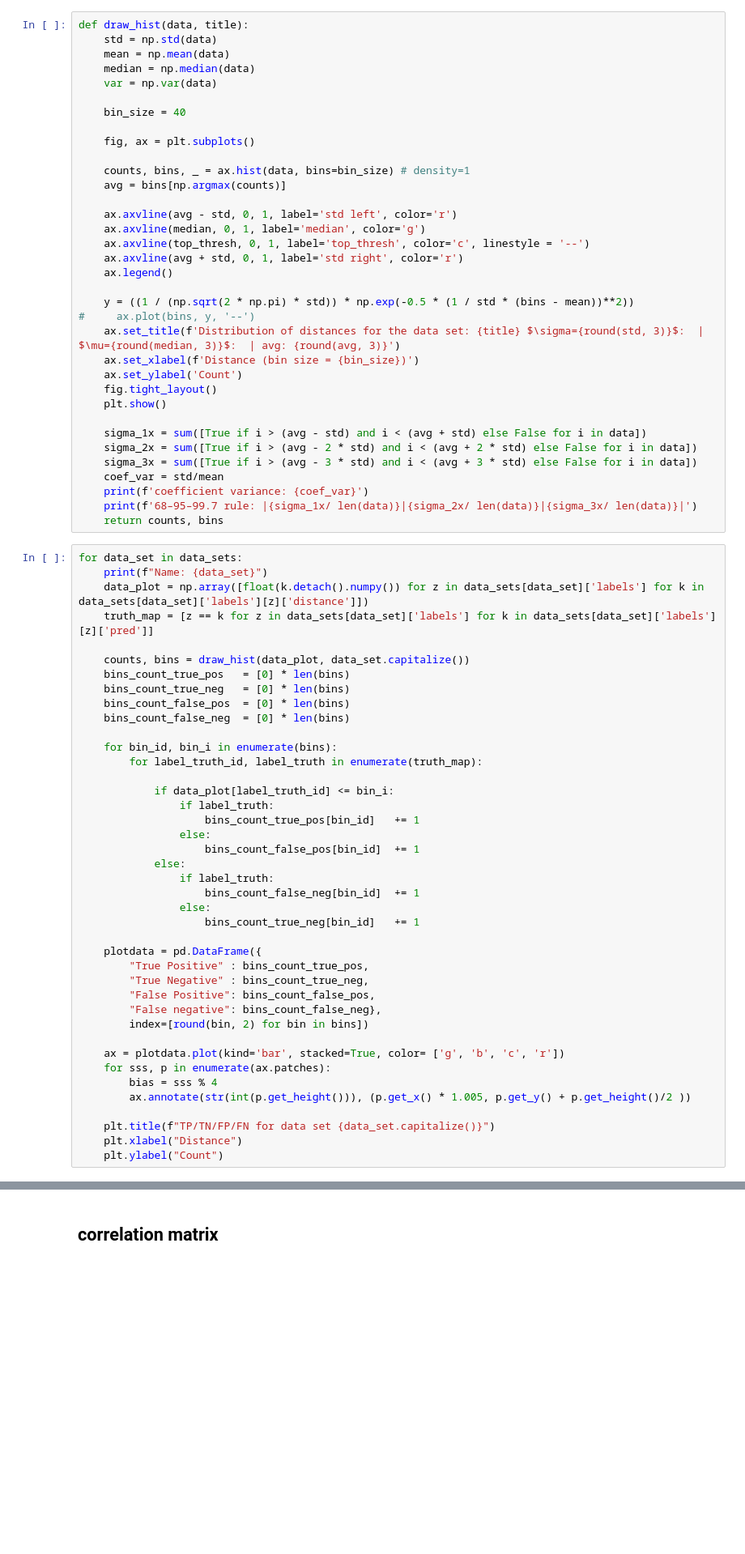
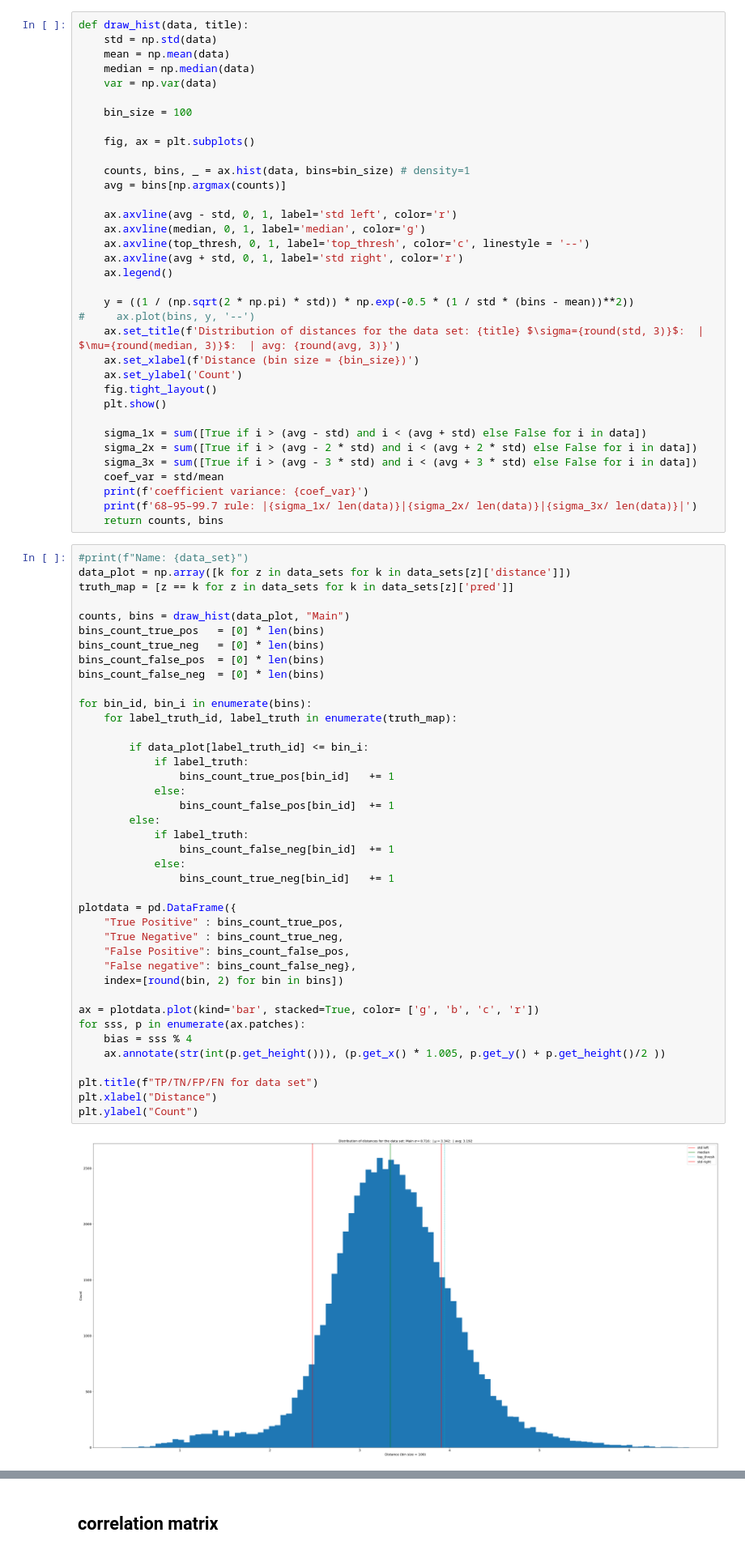
Before and after one commit to fishial/fish-identification, a Jupyter notebook: helper/classification/Classification_Report.ipynb, the cells around one changed output, grey strips where cells are left out. Shown: that part at 81% size. Cells and saved outputs as stored; diff of their text form; blank space fills up the shorter version.

```diff
--- a/helper/classification/Classification_Report.ipynb
+++ b/helper/classification/Classification_Report.ipynb
@@ -201,7 +215,7 @@ def draw_hist(data, title):
     median = np.median(data)
     var = np.var(data)
 
-    bin_size = 40
+    bin_size = 100
 
     fig, ax = plt.subplots()
 
@@ -230,43 +244,44 @@ def draw_hist(data, title):
     print(f'68–95–99.7 rule: |{sigma_1x/ len(data)}|{sigma_2x/ len(data)}|{sigma_3x/ len(data)}|')
     return counts, bins
 # %%
-for data_set in data_sets:
-    print(f"Name: {data_set}")
-    data_plot = np.array([float(k.detach().numpy()) for z in data_sets[data_set]['labels'] for k in data_sets[data_set]['labels'][z]['distance']])
-    truth_map = [z == k for z in data_sets[data_set]['labels'] for k in data_sets[data_set]['labels'][z]['pred']]
+#print(f"Name: {data_set}")
+data_plot = np.array([k for z in data_sets for k in data_sets[z]['distance']])
+truth_map = [z == k for z in data_sets for k in data_sets[z]['pred']]
 
-    counts, bins = draw_hist(data_plot, data_set.capitalize())
-    bins_count_true_pos   = [0] * len(bins)
-    bins_count_true_neg   = [0] * len(bins)
-    bins_count_false_pos  = [0] * len(bins)
-    bins_count_false_neg  = [0] * len(bins)
+counts, bins = draw_hist(data_plot, "Main")
+bins_count_true_pos   = [0] * len(bins)
+bins_count_true_neg   = [0] * len(bins)
+bins_count_false_pos  = [0] * len(bins)
+bins_count_false_neg  = [0] * len(bins)
 
-    for bin_id, bin_i in enumerate(bins):
-        for label_truth_id, label_truth in enumerate(truth_map):
+for bin_id, bin_i in enumerate(bins):
+    for label_truth_id, label_truth in enumerate(truth_map):
 
-            if data_plot[label_truth_id] <= bin_i:
-                if label_truth:
-                    bins_count_true_pos[bin_id]   += 1
-                else:
-                    bins_count_false_pos[bin_id]  += 1
+        if data_plot[label_truth_id] <= bin_i:
+            if label_truth:
+                bins_count_true_pos[bin_id]   += 1
             else:
-                if label_truth:
-                    bins_count_false_neg[bin_id]  += 1
-                else:
-                    bins_count_true_neg[bin_id]   += 1
+                bins_count_false_pos[bin_id]  += 1
+        else:
+            if label_truth:
+                bins_count_false_neg[bin_id]  += 1
+            else:
+                bins_count_true_neg[bin_id]   += 1
 
-    plotdata = pd.DataFrame({
-        "True Positive" : bins_count_true_pos,
-        "True Negative" : bins_count_true_neg,
-        "False Positive": bins_count_false_pos,
-        "False negative": bins_count_false_neg},
-        index=[round(bin, 2) for bin in bins])
+plotdata = pd.DataFrame({
+    "True Positive" : bins_count_true_pos,
+    "True Negative" : bins_count_true_neg,
+    "False Positive": bins_count_false_pos,
+    "False negative": bins_count_false_neg},
+    index=[round(bin, 2) for bin in bins])
 
-    ax = plotdata.plot(kind='bar', stacked=True, color= ['g', 'b', 'c', 'r'])
-    for sss, p in enumerate(ax.patches):
-        bias = sss % 4
-        ax.annotate(str(int(p.get_height())), (p.get_x() * 1.005, p.get_y() + p.get_height()/2 ))
+ax = plotdata.plot(kind='bar', stacked=True, color= ['g', 'b', 'c', 'r'])
+for sss, p in enumerate(ax.patches):
+    bias = sss % 4
+    ax.annotate(str(int(p.get_height())), (p.get_x() * 1.005, p.get_y() + p.get_height()/2 ))
 
-    plt.title(f"TP/TN/FP/FN for data set {data_set.capitalize()}")
-    plt.xlabel("Distance")
-    plt.ylabel("Count")
+plt.title(f"TP/TN/FP/FN for data set")
+plt.xlabel("Distance")
+plt.ylabel("Count")
+# %% [output]
+[figure, added]
```
Also changed, not shown: parts of 21 cells of this notebook, 19 other files.
